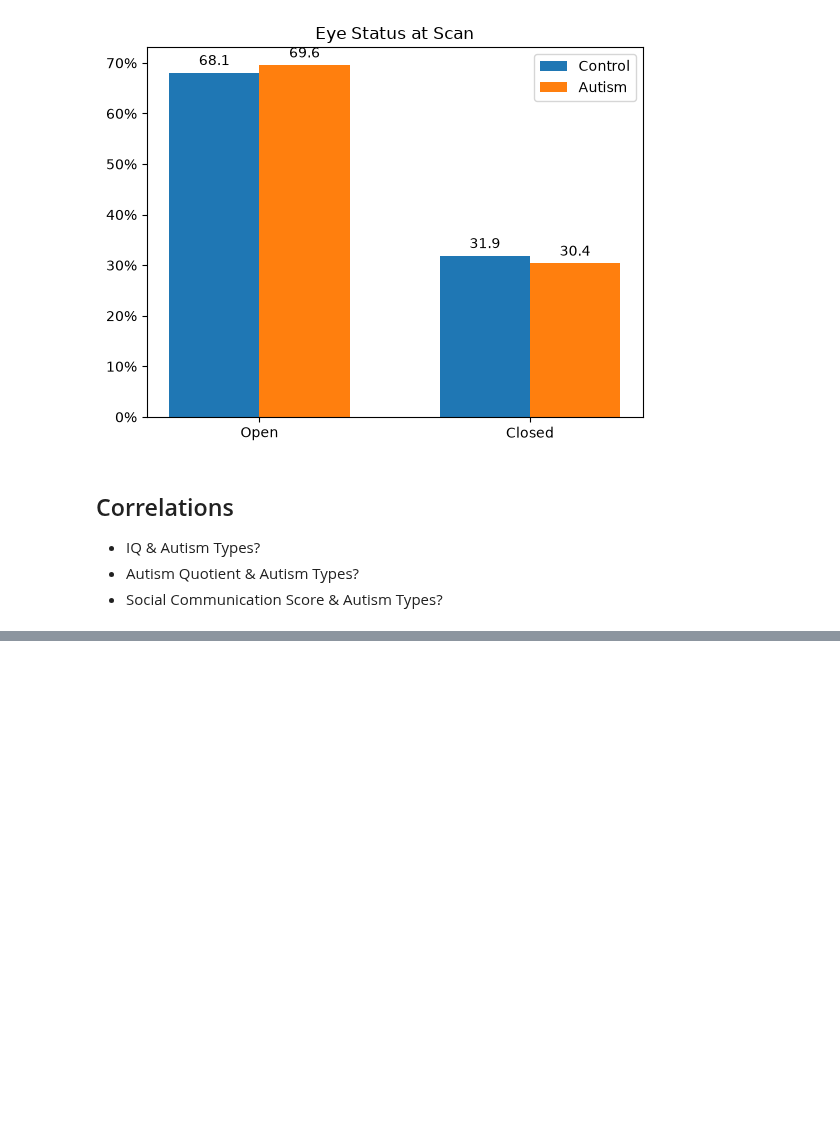
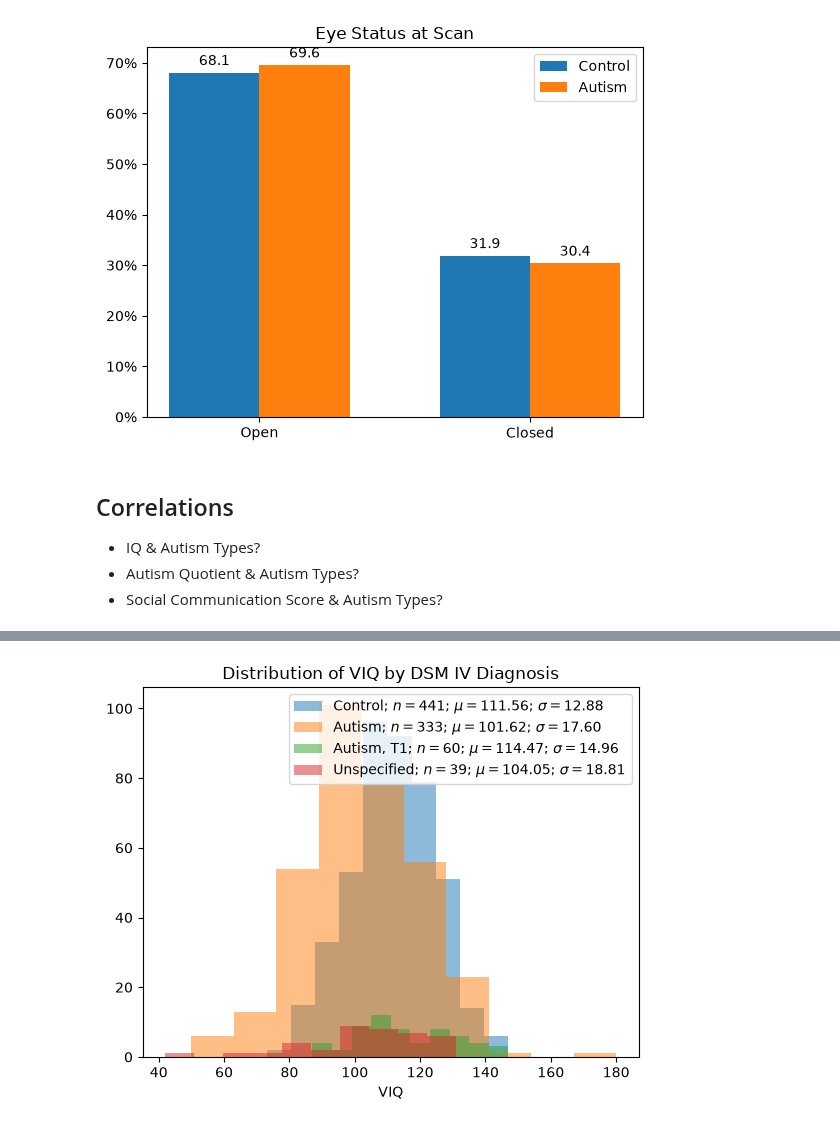
Before and after one commit to Erdos-Projects/fall-2026-autism, a Jupyter notebook: notebooks/eda.ipynb, the cells around one changed output, grey strips where cells are left out. Saved outputs shown, nothing was run; the diff lists cells and outputs as text; code cells hidden in the pictures; blank space fills up the shorter version.

```diff
--- a/notebooks/eda.ipynb
+++ b/notebooks/eda.ipynb
@@ -473,0 +490,21 @@ plt.show()
+# %%
+dsm0 = data["DSM_IV_TR"] == 0
+dsm1 = data["DSM_IV_TR"] == 1
+dsm2 = data["DSM_IV_TR"] == 2
+dsm3 = data["DSM_IV_TR"] >= 3
+
+iq_dsm0 = data.loc[dsm0, "VIQ"][data["VIQ"] > 0]
+iq_dsm1 = data.loc[dsm1, "VIQ"][data["VIQ"] > 0]
+iq_dsm2 = data.loc[dsm2, "VIQ"][data["VIQ"] > 0]
+iq_dsm3 = data.loc[dsm3, "VIQ"][data["VIQ"] > 0]
+
+plt.hist(iq_dsm0, alpha=0.5, label=f"Control; $n={len(iq_dsm0)}$; $\\mu={iq_dsm0.mean():.2f}$; $\\sigma={iq_dsm0.std():.2f}$")
+plt.hist(iq_dsm1, alpha=0.5, label=f"Autism; $n={len(iq_dsm1)}$; $\\mu={iq_dsm1.mean():.2f}$; $\\sigma={iq_dsm1.std():.2f}$")
+plt.hist(iq_dsm2, alpha=0.5, label=f"Autism, T1; $n={len(iq_dsm2)}$; $\\mu={iq_dsm2.mean():.2f}$; $\\sigma={iq_dsm2.std():.2f}$")
+plt.hist(iq_dsm3, alpha=0.5, label=f"Unspecified; $n={len(iq_dsm3)}$; $\\mu={iq_dsm3.mean():.2f}$; $\\sigma={iq_dsm3.std():.2f}$")
+plt.xlabel("VIQ")
+plt.title("Distribution of VIQ by DSM IV Diagnosis")
+plt.legend()
+plt.show()
+# %% [output]
+[figure, added]
```
Also changed, not shown: parts of 17 cells of this notebook.
